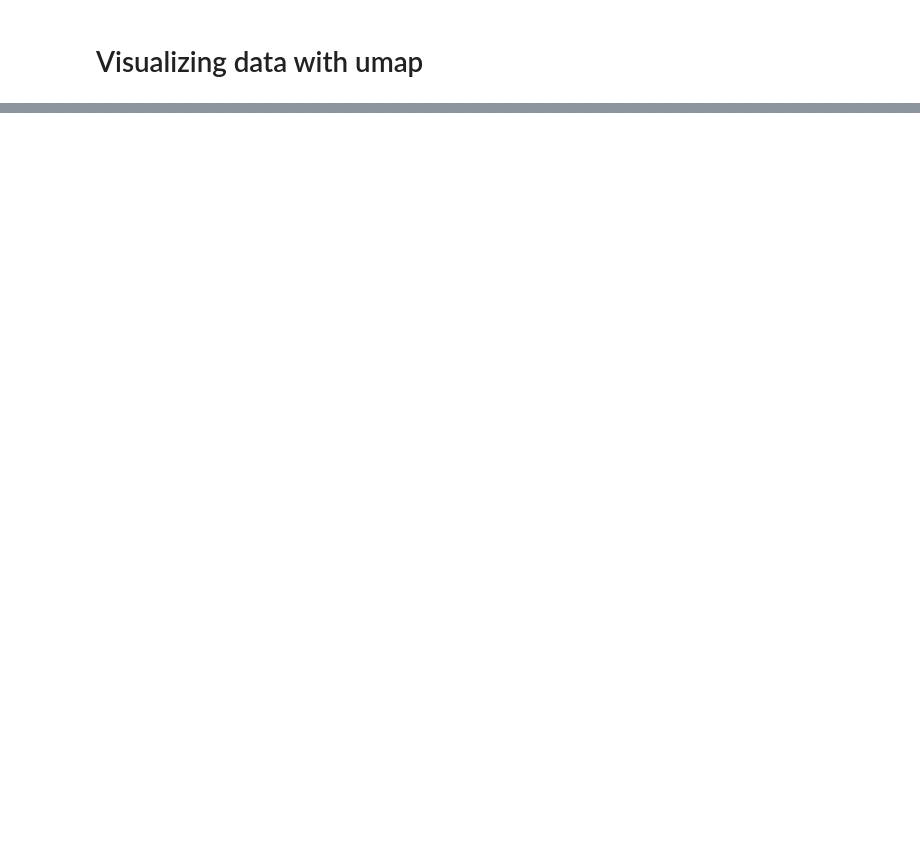
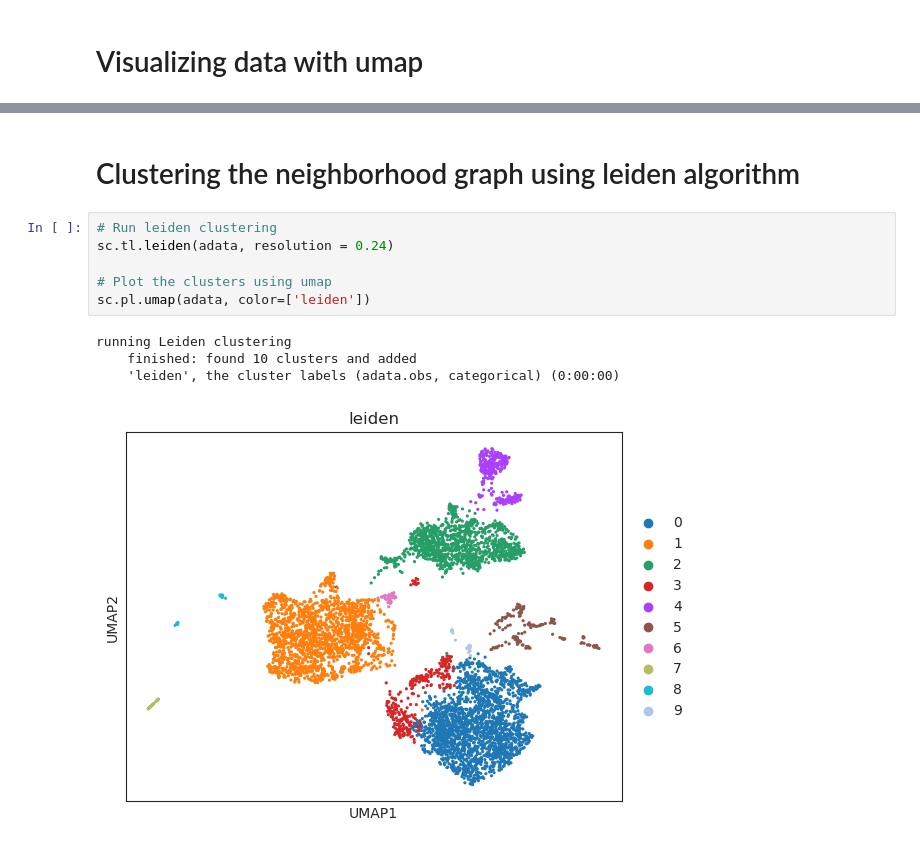
Before and after one commit to ahmed344/PDAC-TME, a Jupyter notebook: Preprocessing.ipynb, the cells around one changed output, grey strips where cells are left out. Drawn from its saved outputs; the diff is of its cells as text; blank space fills up the shorter version.

```diff
--- a/Preprocessing.ipynb
+++ b/Preprocessing.ipynb
@@ -299,0 +310,13 @@ computing UMAP
+# %% [markdown]
+# Clustering the neighborhood graph using leiden algorithm
+# %%
+# Run leiden clustering
+sc.tl.leiden(adata, resolution = 0.24)
+
+# Plot the clusters using umap
+sc.pl.umap(adata, color=['leiden'])
+# %% [output]
+running Leiden clustering
+    finished: found 10 clusters and added
+    'leiden', the cluster labels (adata.obs, categorical) (0:00:00)
+[figure, added]
```
Also changed, not shown: parts of 22 cells of this notebook, 2 other files.
